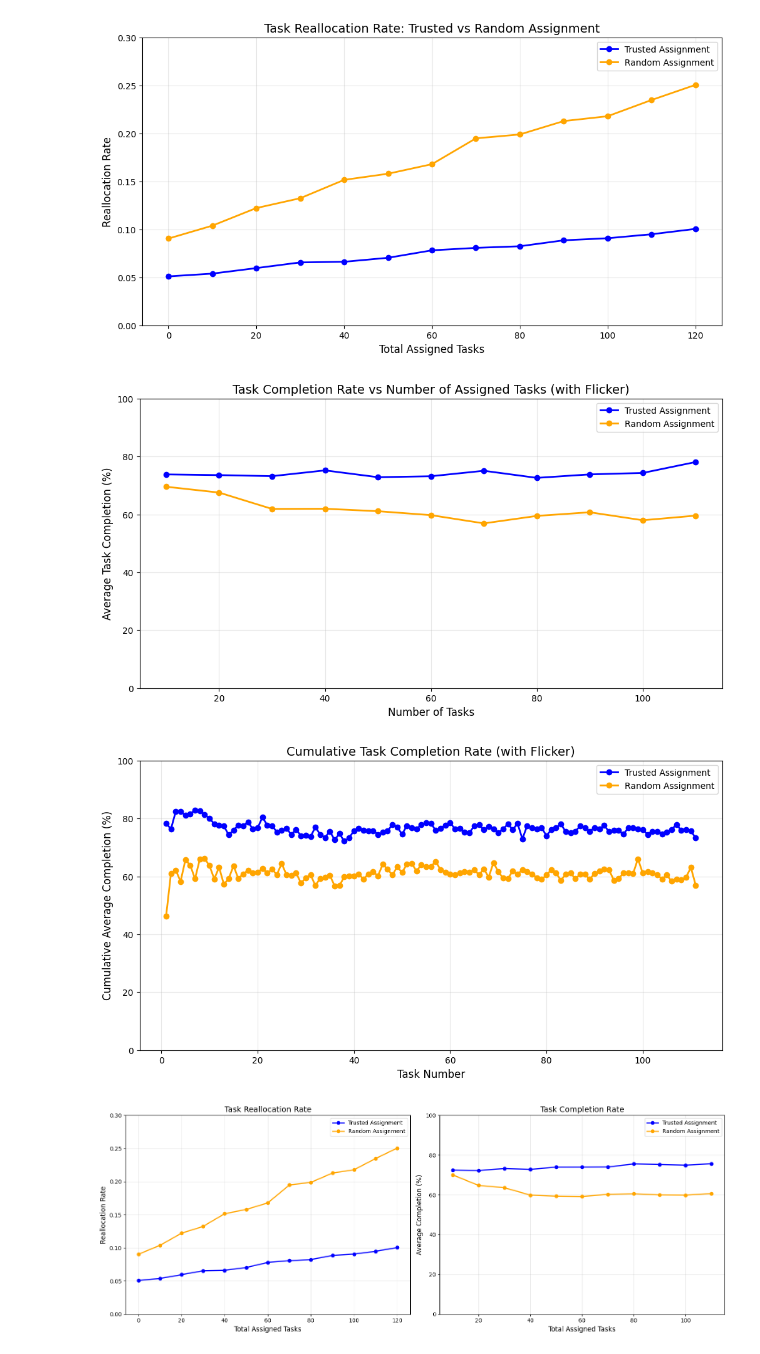
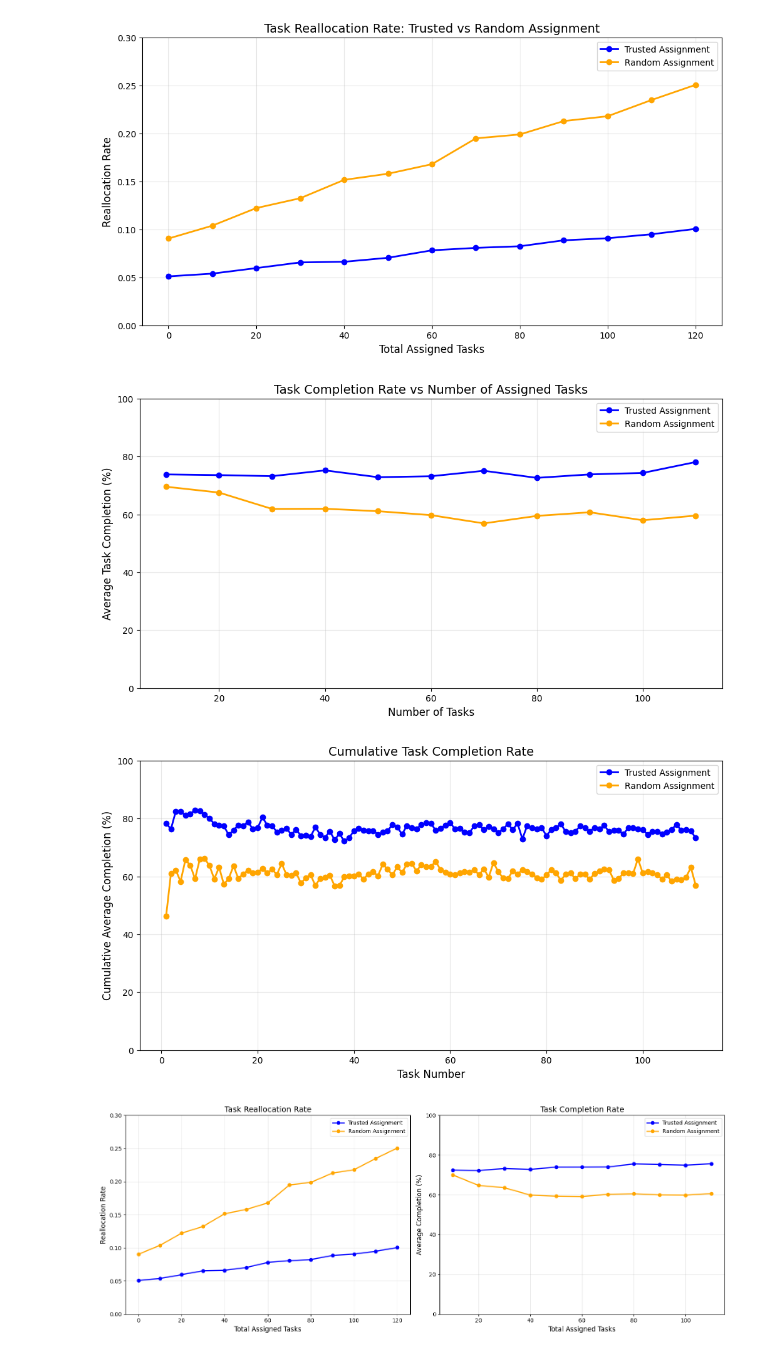
Before and after one commit to esbahsohail6/sataaf, a Jupyter notebook: trustscorelstmmaria_taskcompletion_(1).ipynb, the cells around one changed output. Cells and saved outputs as stored; diff of their text form; code cells hidden in the pictures.

```diff
--- a/trustscorelstmmaria_taskcompletion_(1).ipynb
+++ b/trustscorelstmmaria_taskcompletion_(1).ipynb
@@ -3317,35 +3317,35 @@ subset_sizes = np.arange(10, len(merged_df)+1, 10)  # 10, 20, ..., 110
 trusted_avg_rates = []
 random_avg_rates = []
 
 # Compute average completion for subsets + add small flicker
 for size in subset_sizes:
     trusted_avg = merged_df['Task Completion'].sample(size, random_state=42).mean()
     random_avg = merged_random_assign_df['Task Completion'].sample(size, random_state=42).mean()
 
     # Add small random noise (±0.5%)
     trusted_avg += np.random.normal(0, 1.5)
     random_avg += np.random.normal(0, 1.7)
 
     # Clip to 0-100%
     trusted_avg = np.clip(trusted_avg, 0, 100)
     random_avg = np.clip(random_avg, 0, 100)
 
     trusted_avg_rates.append(trusted_avg)
     random_avg_rates.append(random_avg)
 
 # Plot
 plt.figure(figsize=(12,6))
 plt.plot(subset_sizes, trusted_avg_rates, marker='o', label='Trusted Assignment', color='blue', linewidth=2)
 plt.plot(subset_sizes, random_avg_rates, marker='o', label='Random Assignment', color='orange', linewidth=2)
-plt.title('Task Completion Rate vs Number of Assigned Tasks (with Flicker)', fontsize=14)
+plt.title('Task Completion Rate vs Number of Assigned Tasks', fontsize=14)
 plt.xlabel('Number of Tasks', fontsize=12)
 plt.ylabel('Average Task Completion (%)', fontsize=12)
 plt.ylim(0, 100)
 plt.grid(alpha=0.3)
 plt.legend()
 plt.show()
 # %% [output]
-[figure, old version]
+[figure, new version]
 # %%
 import numpy as np
 import matplotlib.pyplot as plt
@@ -3368,7 +3368,7 @@ random_sorted  = np.clip(random_sorted, 0, 100)
 plt.figure(figsize=(12,6))
 plt.plot(np.arange(1, len(merged_df)+1), trusted_sorted, marker='o', label='Trusted Assignment', color='blue', linewidth=2)
 plt.plot(np.arange(1, len(merged_random_assign_df)+1), random_sorted, marker='o', label='Random Assignment', color='orange', linewidth=2)
-plt.title('Cumulative Task Completion Rate (with Flicker)', fontsize=14)
+plt.title('Cumulative Task Completion Rate', fontsize=14)
 plt.xlabel('Task Number', fontsize=12)
 plt.ylabel('Cumulative Average Completion (%)', fontsize=12)
 plt.ylim(0, 100)
@@ -3376,7 +3376,7 @@ plt.grid(alpha=0.3)
 plt.legend()
 plt.show()
 # %% [output]
-[figure, old version]
+[figure, new version]
 # %%
 import numpy as np
 import pandas as pd
```
